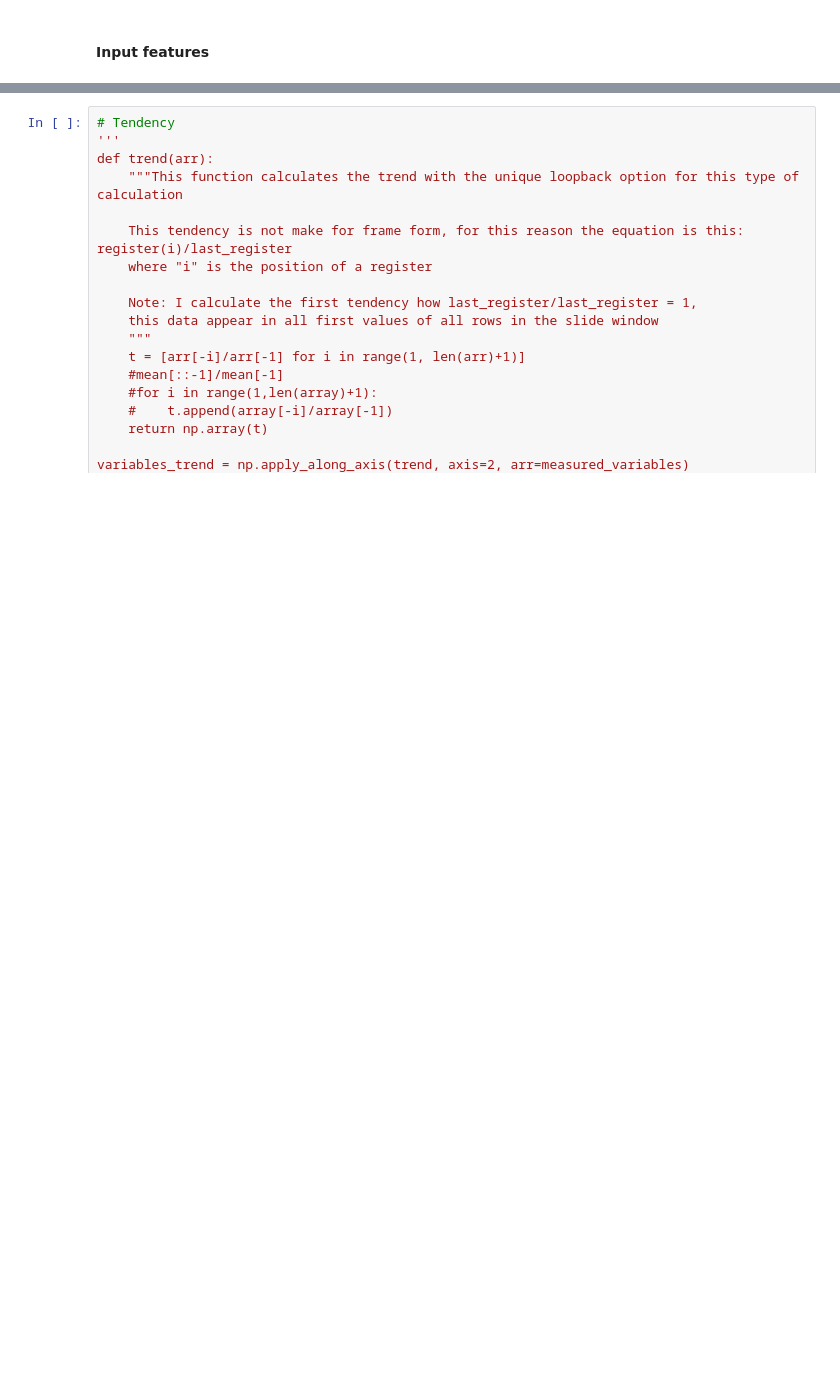
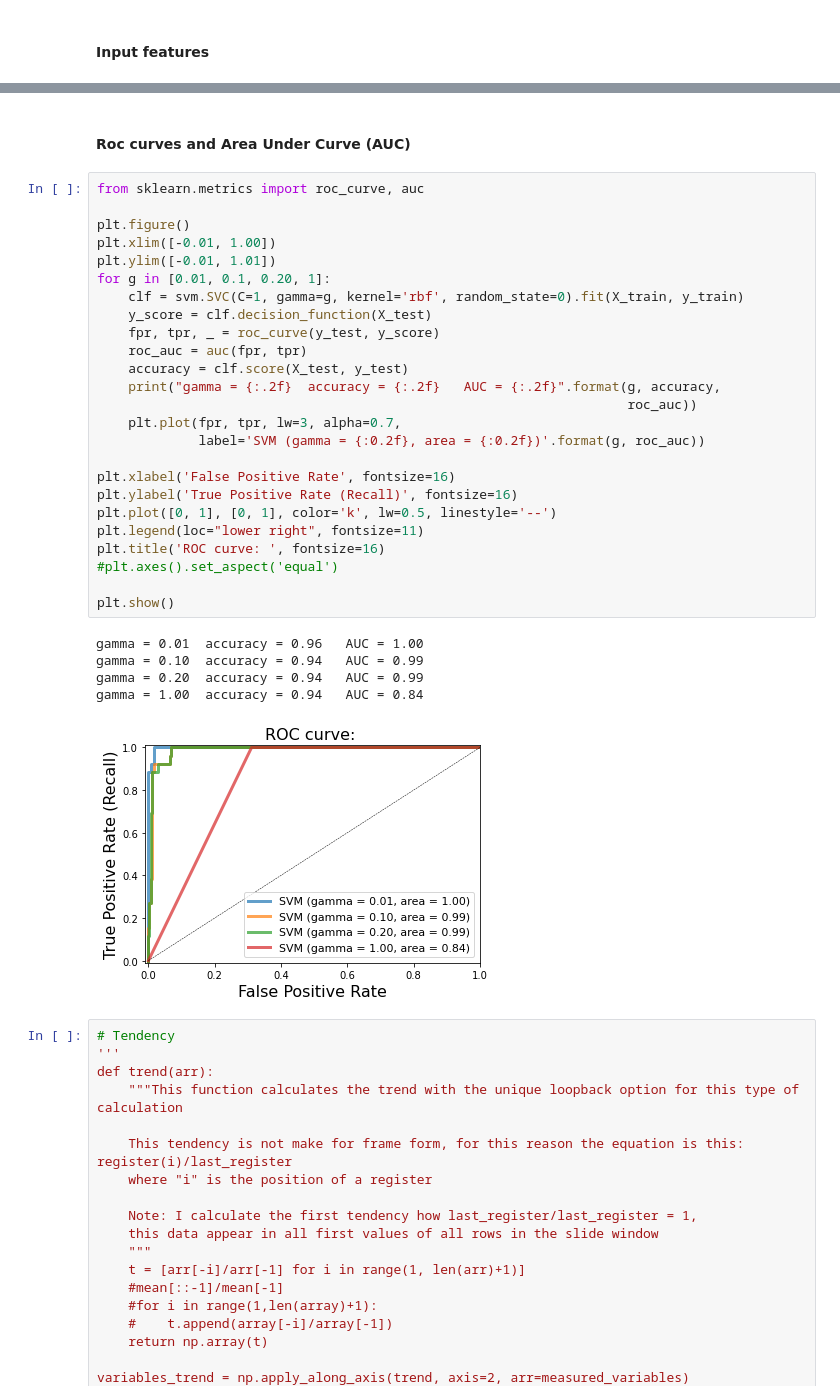
Before and after one commit to santiagoYps/ICRDSWeb, a Jupyter notebook: machine_learning/sliding_window.ipynb, the cells around one changed output, grey strips where cells are left out. Cells and saved outputs as stored; diff of their text form; blank space fills up the shorter version.

```diff
--- a/machine_learning/sliding_window.ipynb
+++ b/machine_learning/sliding_window.ipynb
@@ -205,3 +224,36 @@ array([0., 0., 0., 0., 0., 0., 0., 0., 0., 0., 0., 0., 0., 0., 0., 0., 0.,
+# %% [markdown]
+#### Roc curves and Area Under Curve (AUC)
+# %%
+from sklearn.metrics import roc_curve, auc
+
+plt.figure()
+plt.xlim([-0.01, 1.00])
+plt.ylim([-0.01, 1.01])
+for g in [0.01, 0.1, 0.20, 1]:
+    clf = svm.SVC(C=1, gamma=g, kernel='rbf', random_state=0).fit(X_train, y_train)
+    y_score = clf.decision_function(X_test)
+    fpr, tpr, _ = roc_curve(y_test, y_score)
+    roc_auc = auc(fpr, tpr)
+    accuracy = clf.score(X_test, y_test)
+    print("gamma = {:.2f}  accuracy = {:.2f}   AUC = {:.2f}".format(g, accuracy,
+                                                                    roc_auc))
+    plt.plot(fpr, tpr, lw=3, alpha=0.7,
+             label='SVM (gamma = {:0.2f}, area = {:0.2f})'.format(g, roc_auc))
+
+plt.xlabel('False Positive Rate', fontsize=16)
+plt.ylabel('True Positive Rate (Recall)', fontsize=16)
+plt.plot([0, 1], [0, 1], color='k', lw=0.5, linestyle='--')
+plt.legend(loc="lower right", fontsize=11)
+plt.title('ROC curve: ', fontsize=16)
+#plt.axes().set_aspect('equal')
+
+plt.show()
+# %% [output]
+gamma = 0.01  accuracy = 0.96   AUC = 1.00
+gamma = 0.10  accuracy = 0.94   AUC = 0.99
+gamma = 0.20  accuracy = 0.94   AUC = 0.99
+gamma = 1.00  accuracy = 0.94   AUC = 0.84
+[figure, added]
 # %%
 # Tendency
 '''
```
Also changed, not shown: parts of 12 cells of this notebook.
